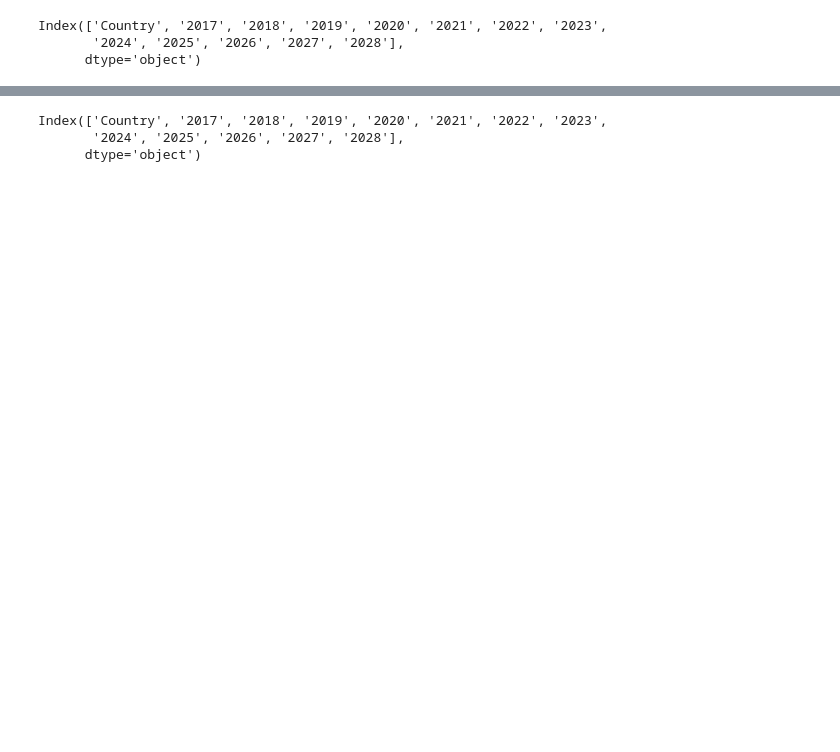
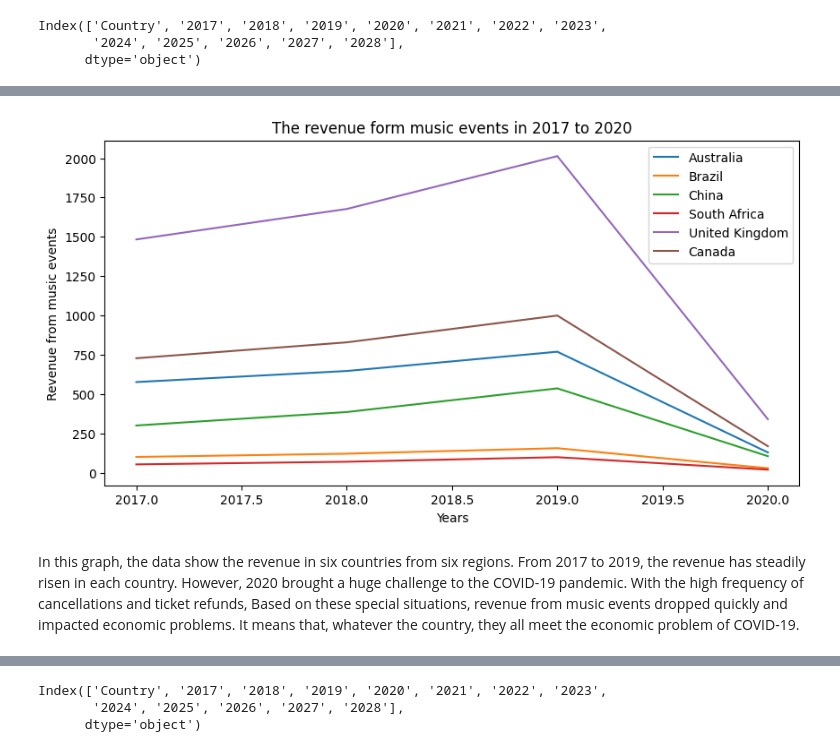
Before and after one commit to Teresa-bing/dataproject, a Jupyter notebook: basic_pandas.ipynb, the cells around one changed output, grey strips where cells are left out. Cells and saved outputs as stored; diff of their text form; code cells hidden in the pictures; blank space fills up the shorter version.

```diff
--- a/basic_pandas.ipynb
+++ b/basic_pandas.ipynb
@@ -141,0 +118,34 @@ Index(['Country', '2017', '2018', '2019', '2020', '2021', '2022', '2023',
+# %%
+x1 = [2017,2018,2019,2020]
+y1 = [575.9,646.3, 768.8, 128.3]
+plt.plot(x1, y1, label = "Australia")
+
+x2 = [2017, 2018, 2019, 2020]
+y2 = [99.68, 120.4, 155.3, 27.84]
+plt.plot(x2, y2, label = "Brazil")
+
+x3 = [2017,2018,2019,2020]
+y3 = [299.7, 385.3, 535.8,104.5]
+plt.plot(x3, y3, label = "China")
+
+x4 = [2017,2018,2019,2020]
+y4 = [52.34,69.27,98.04,18.92]
+plt.plot(x4, y4, label = "South Africa")
+
+x5 = [2017,2018,2019,2020]
+y5 = [1483, 1677, 2013, 339.7]
+plt.plot(x5, y5, label = "United Kingdom")
+
+x6 = [2017,2018,2019,2020]
+y6 = [727.3, 828.5, 999, 167.9]
+plt.plot(x6, y6, label = "Canada")
+
+plt.xlabel('Years')
+plt.ylabel('Revenue from music events')
+plt.title('The revenue form music events in 2017 to 2020')
+plt.legend()
+plt.show()
+# %% [output]
+[figure, added]
+# %% [markdown]
+In this graph, the data show the revenue in six countries from six regions. From 2017 to 2019, the revenue has steadily risen in each country. However, 2020 brought a huge challenge to the COVID-19 pandemic. With the high frequency of cancellations and ticket refunds, Based on these special situations, revenue from music events dropped quickly and impacted economic problems. It means that, whatever the country, they all meet the economic problem of COVID-19.
```
Also changed, not shown: parts of 45 cells of this notebook, 1 other file.
